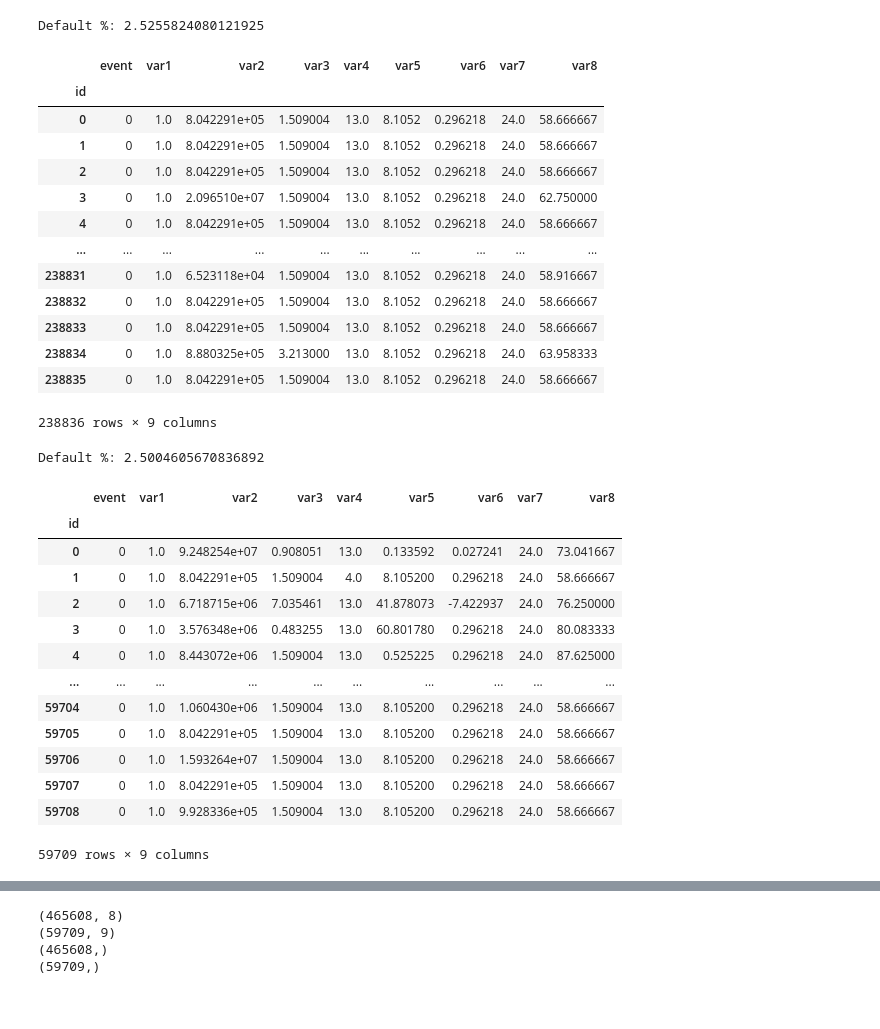
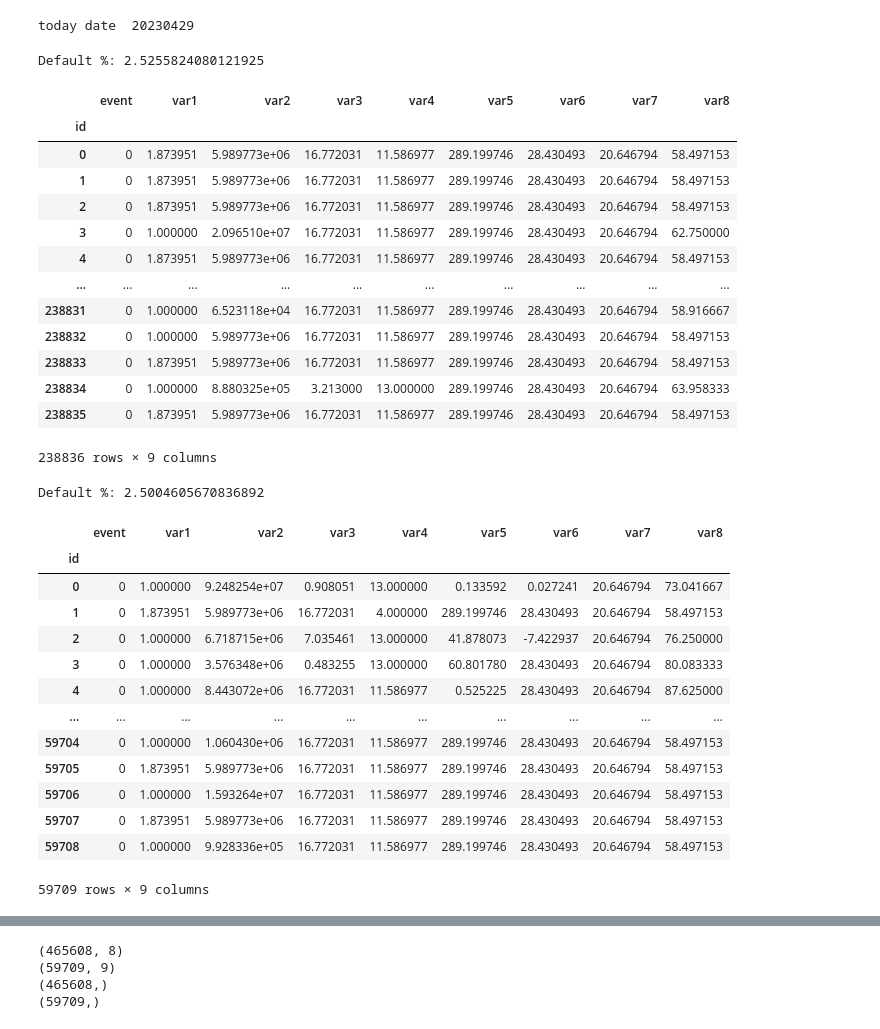
Before and after one commit to martinbandung/2023_MLF_Project, a Jupyter notebook: test_upload_backup.ipynb, the cells around one changed output, grey strips where cells are left out. Drawn from its saved outputs; the diff is of its cells as text; code cells hidden in the pictures.

```diff
--- a/test_upload_backup.ipynb
+++ b/test_upload_backup.ipynb
@@ -19,47 +19,57 @@ import matplotlib.pyplot as plt
 from sklearn.tree import DecisionTreeClassifier
 from sklearn.metrics import roc_curve
 from sklearn.metrics import roc_auc_score
+
+
+#importing date for labelling file
+from datetime import datetime
+date=datetime.today().strftime('%Y%m%d')
+print('today date ', date)
+
+plt.ioff() #prevent showing figure
+# %% [output]
+today date  20230429
 # %%
 #importing training data to pandas dataframe
 
 df=pd.read_csv(r'E:\phbs\module03\ml_finance\final_project\training.csv',index_col='id')
 from sklearn import preprocessing
 le = preprocessing.LabelEncoder()
 #df['split'] = le.fit_transform(df.split.values)
 df=df.drop(columns=['split'])
 df['event'].replace({0:1, 1:0},inplace=True)
 
 #df.dropna(thresh=3,inplace=True)
 
 dfy=df['event'] #set the target column separate from dataframe
 
 #df=df.drop("event" ,axis= 1)
-df.fillna(df.median(),inplace=True)
+df.fillna(df.mean(),inplace=True)
 
 X=df.values
 y=dfy.values
 
 y_train=y
 
 #importing training data to pandas dataframe
 print('Default %:',dfy.sum()/df.shape[0]*100)
 
 df
 # %% [output]
 Default %: 2.5255824080121925
 |  | event | var1 | var2 | var3 | var4 | var5 | var6 | var7 | var8 |
 | id |  |  |  |  |  |  |  |  |  |
-| 0 | 0 | 1.0 | 8.042291e+05 | 1.509004 | 13.0 | 8.1052 | 0.296218 | 24.0 | 58.666667 |
-| 1 | 0 | 1.0 | 8.042291e+05 | 1.509004 | 13.0 | 8.1052 | 0.296218 | 24.0 | 58.666667 |
-| 2 | 0 | 1.0 | 8.042291e+05 | 1.509004 | 13.0 | 8.1052 | 0.296218 | 24.0 | 58.666667 |
-| 3 | 0 | 1.0 | 2.096510e+07 | 1.509004 | 13.0 | 8.1052 | 0.296218 | 24.0 | 62.750000 |
-| 4 | 0 | 1.0 | 8.042291e+05 | 1.509004 | 13.0 | 8.1052 | 0.296218 | 24.0 | 58.666667 |
+| 0 | 0 | 1.873951 | 5.989773e+06 | 16.772031 | 11.586977 | 289.199746 | 28.430493 | 20.646794 | 58.497153 |
+| 1 | 0 | 1.873951 | 5.989773e+06 | 16.772031 | 11.586977 | 289.199746 | 28.430493 | 20.646794 | 58.497153 |
+| 2 | 0 | 1.873951 | 5.989773e+06 | 16.772031 | 11.586977 | 289.199746 | 28.430493 | 20.646794 | 58.497153 |
+| 3 | 0 | 1.000000 | 2.096510e+07 | 16.772031 | 11.586977 | 289.199746 | 28.430493 | 20.646794 | 62.750000 |
+| 4 | 0 | 1.873951 | 5.989773e+06 | 16.772031 | 11.586977 | 289.199746 | 28.430493 | 20.646794 | 58.497153 |
 | ... | ... | ... | ... | ... | ... | ... | ... | ... | ... |
-| 238831 | 0 | 1.0 | 6.523118e+04 | 1.509004 | 13.0 | 8.1052 | 0.296218 | 24.0 | 58.916667 |
-| 238832 | 0 | 1.0 | 8.042291e+05 | 1.509004 | 13.0 | 8.1052 | 0.296218 | 24.0 | 58.666667 |
-| 238833 | 0 | 1.0 | 8.042291e+05 | 1.509004 | 13.0 | 8.1052 | 0.296218 | 24.0 | 58.666667 |
-| 238834 | 0 | 1.0 | 8.880325e+05 | 3.213000 | 13.0 | 8.1052 | 0.296218 | 24.0 | 63.958333 |
-| 238835 | 0 | 1.0 | 8.042291e+05 | 1.509004 | 13.0 | 8.1052 | 0.296218 | 24.0 | 58.666667 |
+| 238831 | 0 | 1.000000 | 6.523118e+04 | 16.772031 | 11.586977 | 289.199746 | 28.430493 | 20.646794 | 58.916667 |
+| 238832 | 0 | 1.000000 | 5.989773e+06 | 16.772031 | 11.586977 | 289.199746 | 28.430493 | 20.646794 | 58.497153 |
+| 238833 | 0 | 1.873951 | 5.989773e+06 | 16.772031 | 11.586977 | 289.199746 | 28.430493 | 20.646794 | 58.497153 |
+| 238834 | 0 | 1.000000 | 8.880325e+05 | 3.213000 | 13.000000 | 289.199746 | 28.430493 | 20.646794 | 63.958333 |
+| 238835 | 0 | 1.873951 | 5.989773e+06 | 16.772031 | 11.586977 | 289.199746 | 28.430493 | 20.646794 | 58.497153 |
 238836 rows × 9 columns
 # %%
 #importing TEST data to pandas dataframe
@@ -73,7 +83,7 @@ df1['event'].replace({0:1, 1:0},inplace=True)
 dfy1=df1['event']
 #df1=df1.drop("event" ,axis= 1)
 
-df1.fillna(df.median(),inplace=True)
+df1.fillna(df.mean(),inplace=True)
 X1=df1.values
 y1=dfy1.values
 
@@ -85,17 +95,17 @@ df1
 Default %: 2.5004605670836892
 |  | event | var1 | var2 | var3 | var4 | var5 | var6 | var7 | var8 |
 | id |  |  |  |  |  |  |  |  |  |
-| 0 | 0 | 1.0 | 9.248254e+07 | 0.908051 | 13.0 | 0.133592 | 0.027241 | 24.0 | 73.041667 |
-| 1 | 0 | 1.0 | 8.042291e+05 | 1.509004 | 4.0 | 8.105200 | 0.296218 | 24.0 | 58.666667 |
-| 2 | 0 | 1.0 | 6.718715e+06 | 7.035461 | 13.0 | 41.878073 | -7.422937 | 24.0 | 76.250000 |
-| 3 | 0 | 1.0 | 3.576348e+06 | 0.483255 | 13.0 | 60.801780 | 0.296218 | 24.0 | 80.083333 |
-| 4 | 0 | 1.0 | 8.443072e+06 | 1.509004 | 13.0 | 0.525225 | 0.296218 | 24.0 | 87.625000 |
+| 0 | 0 | 1.000000 | 9.248254e+07 | 0.908051 | 13.000000 | 0.133592 | 0.027241 | 20.646794 | 73.041667 |
+| 1 | 0 | 1.873951 | 5.989773e+06 | 16.772031 | 4.000000 | 289.199746 | 28.430493 | 20.646794 | 58.497153 |
+| 2 | 0 | 1.000000 | 6.718715e+06 | 7.035461 | 13.000000 | 41.878073 | -7.422937 | 20.646794 | 76.250000 |
+| 3 | 0 | 1.000000 | 3.576348e+06 | 0.483255 | 13.000000 | 60.801780 | 28.430493 | 20.646794 | 80.083333 |
+| 4 | 0 | 1.000000 | 8.443072e+06 | 16.772031 | 11.586977 | 0.525225 | 28.430493 | 20.646794 | 87.625000 |
 | ... | ... | ... | ... | ... | ... | ... | ... | ... | ... |
-| 59704 | 0 | 1.0 | 1.060430e+06 | 1.509004 | 13.0 | 8.105200 | 0.296218 | 24.0 | 58.666667 |
-| 59705 | 0 | 1.0 | 8.042291e+05 | 1.509004 | 13.0 | 8.105200 | 0.296218 | 24.0 | 58.666667 |
-| 59706 | 0 | 1.0 | 1.593264e+07 | 1.509004 | 13.0 | 8.105200 | 0.296218 | 24.0 | 58.666667 |
-| 59707 | 0 | 1.0 | 8.042291e+05 | 1.509004 | 13.0 | 8.105200 | 0.296218 | 24.0 | 58.666667 |
-| 59708 | 0 | 1.0 | 9.928336e+05 | 1.509004 | 13.0 | 8.105200 | 0.296218 | 24.0 | 58.666667 |
+| 59704 | 0 | 1.000000 | 1.060430e+06 | 16.772031 | 11.586977 | 289.199746 | 28.430493 | 20.646794 | 58.497153 |
+| 59705 | 0 | 1.873951 | 5.989773e+06 | 16.772031 | 11.586977 | 289.199746 | 28.430493 | 20.646794 | 58.497153 |
+| 59706 | 0 | 1.000000 | 1.593264e+07 | 16.772031 | 11.586977 | 289.199746 | 28.430493 | 20.646794 | 58.497153 |
+| 59707 | 0 | 1.873951 | 5.989773e+06 | 16.772031 | 11.586977 | 289.199746 | 28.430493 | 20.646794 | 58.497153 |
+| 59708 | 0 | 1.000000 | 9.928336e+05 | 16.772031 | 11.586977 | 289.199746 | 28.430493 | 20.646794 | 58.497153 |
 59709 rows × 9 columns
 # %%
 # standard scaler
```
Also changed, not shown: parts of 25 cells of this notebook.
